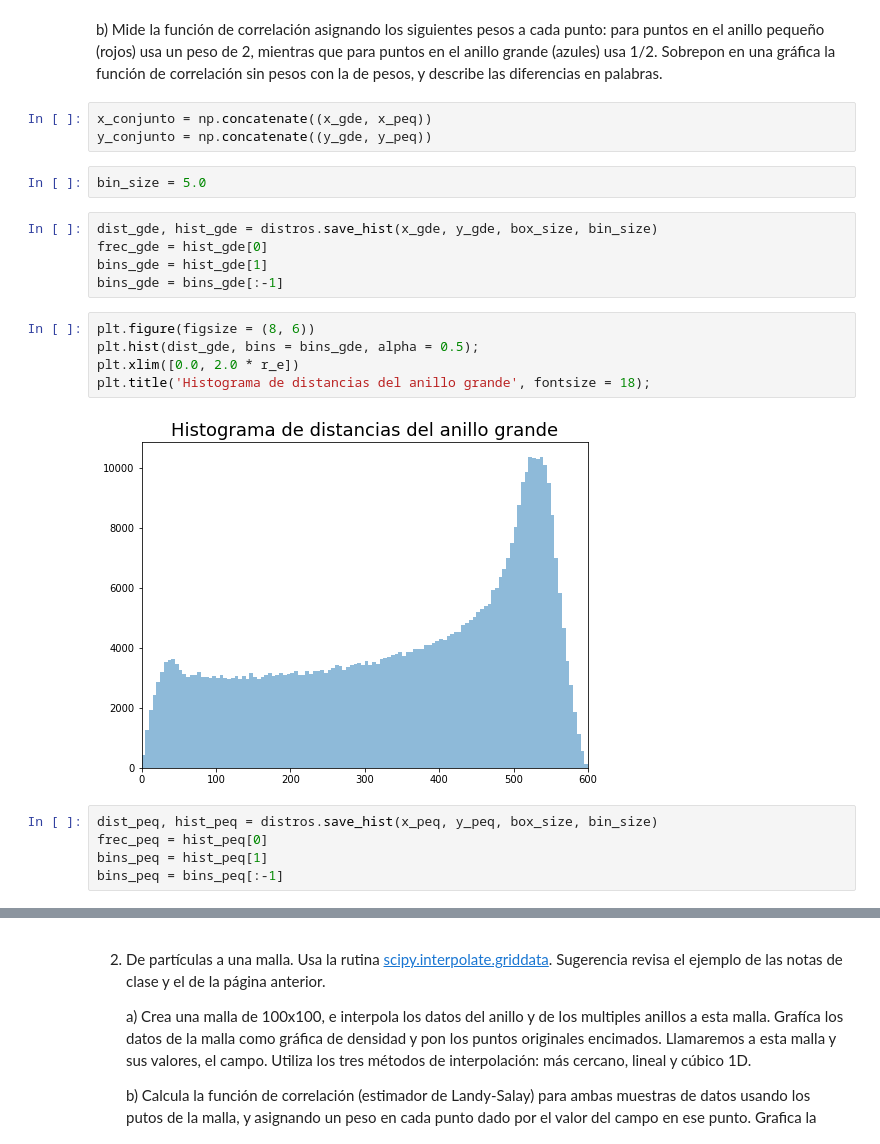
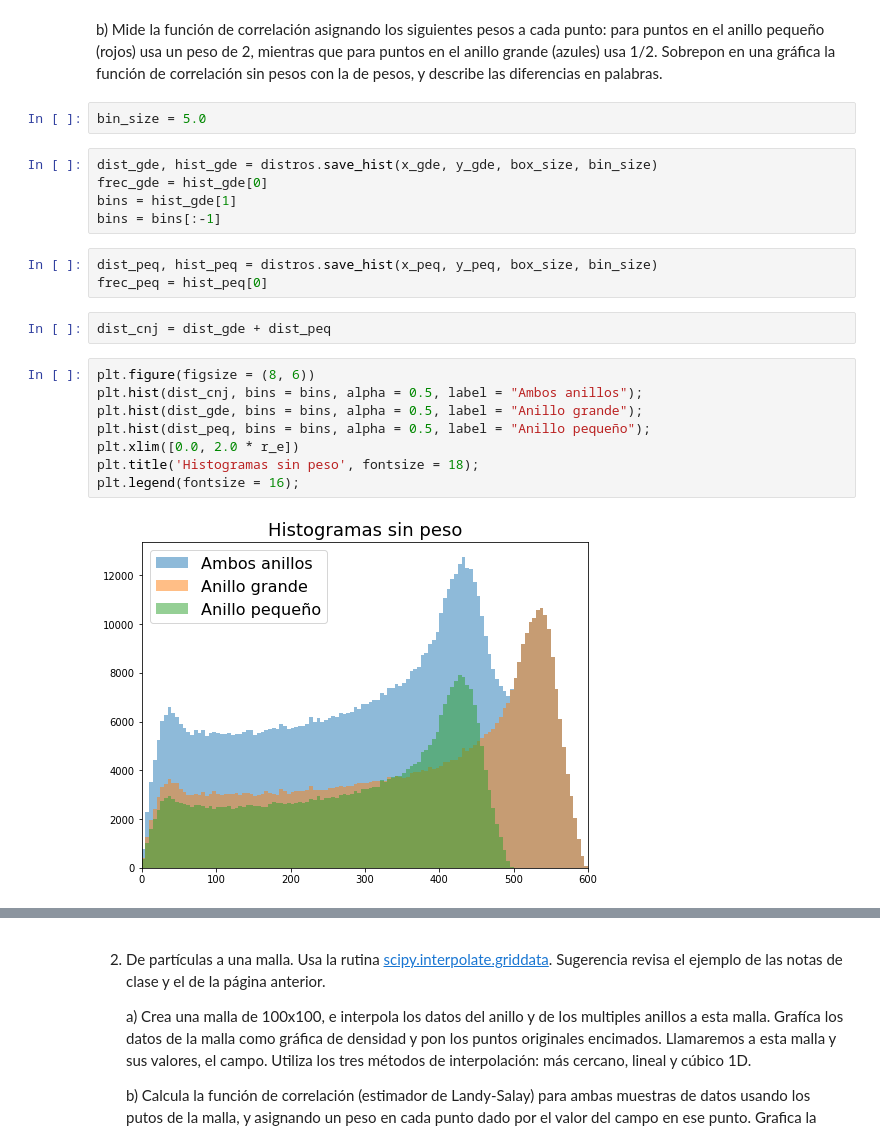
Before and after one commit to CosmoStats/cosmostats2018-Pagutri, a Jupyter notebook: 2daParte/Ejercicio5/ejercicios5.ipynb, the cells around one changed output, grey strips where cells are left out. Saved outputs shown, nothing was run; the diff lists cells and outputs as text.

Commit message:
Mejoré presentación de histogramas

```diff
--- a/2daParte/Ejercicio5/ejercicios5.ipynb
+++ b/2daParte/Ejercicio5/ejercicios5.ipynb
@@ -43,24 +43,24 @@ plt.gca().set_aspect('equal')
 # %% [markdown]
    b) Mide la función de correlación asignando los siguientes pesos a cada punto: para puntos en el anillo pequeño (rojos) usa un peso de 2, mientras que para puntos en el anillo grande (azules) usa 1/2. Sobrepon en una gráfica la función de correlación sin pesos con la de pesos, y describe las diferencias en palabras.
-# %%
-x_conjunto = np.concatenate((x_gde, x_peq))
-y_conjunto = np.concatenate((y_gde, y_peq))
 # %%
 bin_size = 5.0
 # %%
 dist_gde, hist_gde = distros.save_hist(x_gde, y_gde, box_size, bin_size)
 frec_gde = hist_gde[0]
-bins_gde = hist_gde[1]
-bins_gde = bins_gde[:-1]
+bins = hist_gde[1]
+bins = bins[:-1]
+# %%
+dist_peq, hist_peq = distros.save_hist(x_peq, y_peq, box_size, bin_size)
+frec_peq = hist_peq[0]
+# %%
+dist_cnj = dist_gde + dist_peq
 # %%
 plt.figure(figsize = (8, 6))
-plt.hist(dist_gde, bins = bins_gde, alpha = 0.5);
+plt.hist(dist_cnj, bins = bins, alpha = 0.5, label = "Ambos anillos");
+plt.hist(dist_gde, bins = bins, alpha = 0.5, label = "Anillo grande");
+plt.hist(dist_peq, bins = bins, alpha = 0.5, label = "Anillo pequeño");
 plt.xlim([0.0, 2.0 * r_e])
-plt.title('Histograma de distancias del anillo grande', fontsize = 18);
+plt.title('Histogramas sin peso', fontsize = 18);
+plt.legend(fontsize = 16);
 # %% [output]
-[figure, old version]
+[figure, new version]
-# %%
-dist_peq, hist_peq = distros.save_hist(x_peq, y_peq, box_size, bin_size)
-frec_peq = hist_peq[0]
-bins_peq = hist_peq[1]
-bins_peq = bins_peq[:-1]
```
Also changed, not shown: parts of 8 cells of this notebook.
